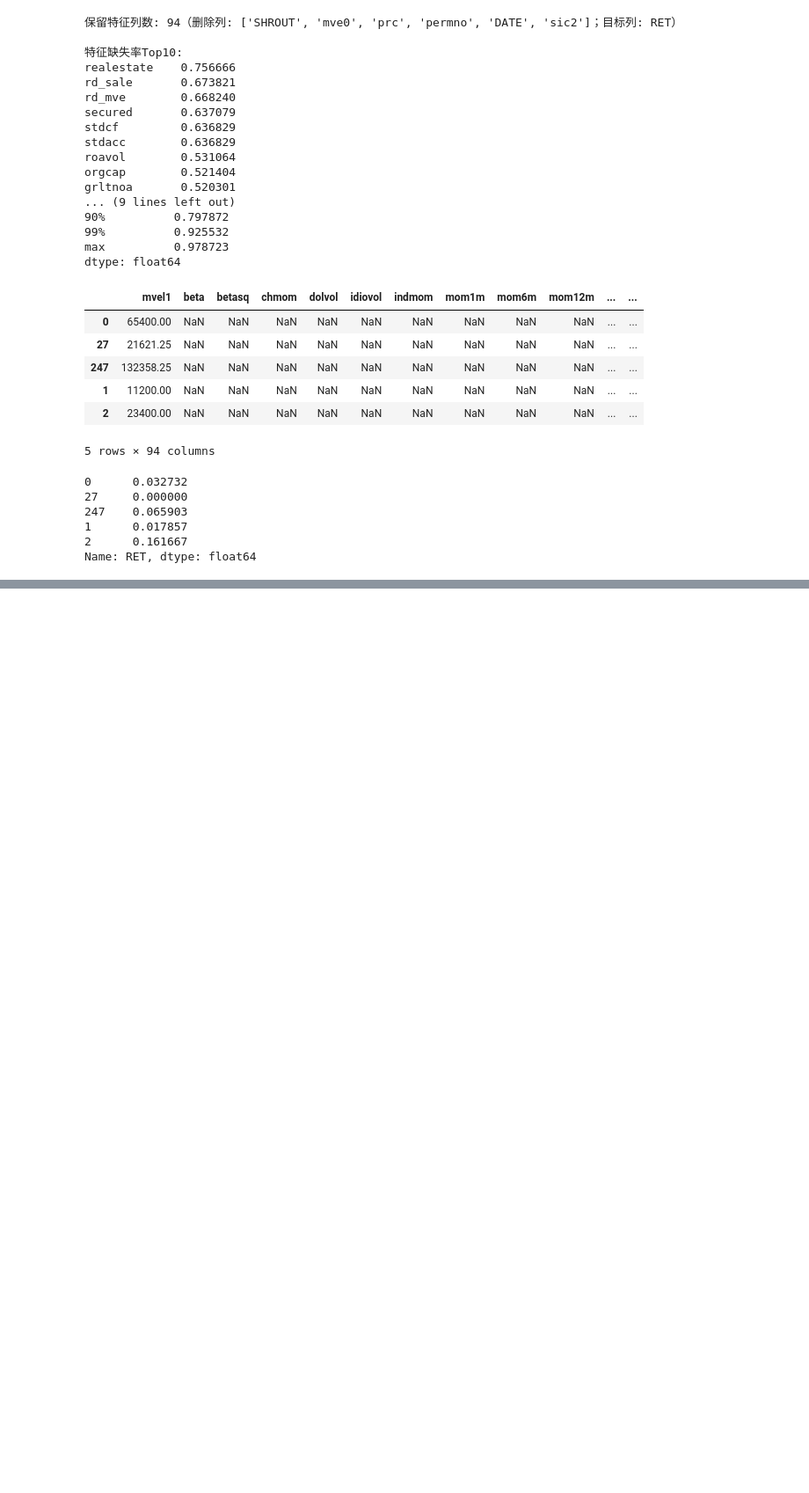
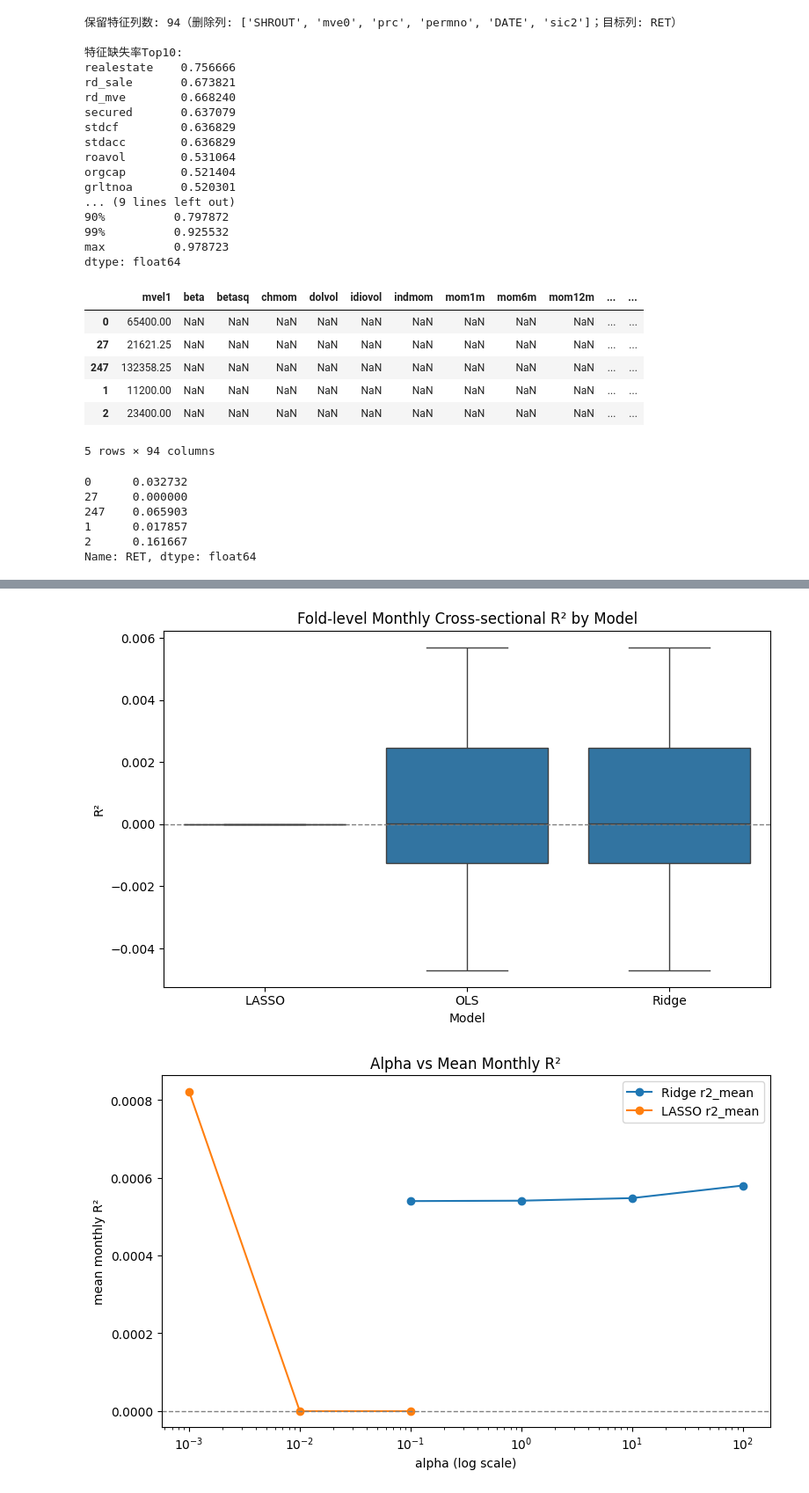
Before and after one commit to George-hardworking/machine-learning-for-finance, a Jupyter notebook: Assignment1/scripts/assignment1_kaibiao.ipynb, the cells around one changed output, grey strips where cells are left out. Shown at 88% size. Saved outputs shown, nothing was run; the diff lists cells and outputs as text; code cells hidden in the pictures; blank space fills up the shorter version.

```diff
--- a/Assignment1/scripts/assignment1_kaibiao.ipynb
+++ b/Assignment1/scripts/assignment1_kaibiao.ipynb
@@ -225,5 +298,5 @@ Name: RET, dtype: float64
 # %%
-# 保存分割索引并对收益截尾
+# 保存分割索引并对收益截尾 + 月内去均值去噪目标
 
 def winsorize_series(s, lower=0.005, upper=0.995):
     lo, hi = s.quantile([lower, upper])
@@ -233,14 +306,24 @@ def winsorize_series(s, lower=0.005, upper=0.995):
 dates_for_split = work_df.loc[X_base.index, 'DATE'] if 'DATE' in work_df.columns else None
 permno_for_id = work_df.loc[X_base.index, 'permno'] if 'permno' in work_df.columns else None
 
-# 对收益做双侧截尾，减轻极端值影响
+# 1) 对收益做双侧截尾，减轻极端值影响
 y_wins = winsorize_series(y_step2, lower=0.005, upper=0.995)
+
+# 2) 目标去噪：月内去均值（横截面去共同项）
+if dates_for_split is None:
+    raise RuntimeError("缺少 DATE，无法进行月内去均值去噪")
+months_for_target = dates_for_split.dt.to_period("M")
+y_month_mean = y_wins.groupby(months_for_target).transform("mean")
+y_target = y_wins - y_month_mean
 
 print("分割索引可用:", dates_for_split is not None)
 if permno_for_id is not None:
     print("permno 已保留，可用于ID对齐")
 print("截尾后目标示例:")
 display(y_wins.head())
+print("月内去均值后目标示例 (y_target):")
+display(y_target.head())
+print(f"y_target 全局均值: {float(y_target.mean()):.6f}")
 # %% [output]
 分割索引可用: True
 permno 已保留，可用于ID对齐
@@ -688,0 +1058,63 @@ print("已保存 prediction_full_lasso.csv")
+# %%
+# 最优模型/alpha提取 + 三张核心可视化
+import pandas as pd
+import matplotlib.pyplot as plt
+import seaborn as sns
+
+required_vars = ["results_full_df", "ridge_summary", "lasso_summary", "baseline_df"]
+missing_vars = [v for v in required_vars if v not in globals()]
+if missing_vars:
+    raise RuntimeError(f"请先确保这些对象已生成: {missing_vars}")
+
+# 1) 提取最优模型与最佳alpha（基于网格搜索的 mse_mean 最小）
+grid_all = pd.concat([ridge_summary, lasso_summary], ignore_index=True).sort_values("mse_mean")
+best_row = grid_all.iloc[0]
+best_model = str(best_row["model"])
+best_alpha = float(best_row["alpha"])
+
+print("=== 最优模型（网格搜索）===")
+print(f"best_model: {best_model}")
+print(f"best_alpha: {best_alpha}")
+print(f"mse_mean: {best_row['mse_mean']:.6f}, r2_mean: {best_row['r2_mean']:.6f}")
+
+# 2) 图一：各模型按折 R² 箱线图（全量CV）
+plt.figure(figsize=(8, 5))
+sns.boxplot(data=results_full_df, x="model", y="r2", order=sorted(results_full_df["model"].unique()))
+plt.axhline(0, color="gray", linestyle="--", linewidth=1)
+plt.title("Fold-level Monthly Cross-sectional R² by Model")
+plt.xlabel("Model")
+plt.ylabel("R²")
+plt.tight_layout()
+plt.show()
+
+# 3) 图二：alpha 对比曲线（Ridge/LASSO）
+ridge_plot = ridge_summary.copy()
+lasso_plot = lasso_summary.copy()
+
+plt.figure(figsize=(8, 5))
+plt.plot(ridge_plot["alpha"], ridge_plot["r2_mean"], marker="o", label="Ridge r2_mean")
+plt.plot(lasso_plot["alpha"], lasso_plot["r2_mean"], marker="o", label="LASSO r2_mean")
+plt.xscale("log")
+plt.axhline(0, color="gray", linestyle="--", linewidth=1)
+plt.title("Alpha vs Mean Monthly R²")
+plt.xlabel("alpha (log scale)")
+plt.ylabel("mean monthly R²")
+plt.legend()
+plt.tight_layout()
+plt.show()
+
+# 4) 图三：模型与基线对比条形图（mean R²）
+compare_df = pd.concat([results_full_df[["model", "r2"]], baseline_df[["model", "r2"]]], ignore_index=True)
+bar_df = compare_df.groupby("model", as_index=False)["r2"].mean().sort_values("r2", ascending=False)
+
+plt.figure(figsize=(9, 5))
+sns.barplot(data=bar_df, x="model", y="r2")
+plt.axhline(0, color="gray", linestyle="--", linewidth=1)
+plt.title("Model vs Baseline: Mean Monthly R²")
+plt.xlabel("Model")
+plt.ylabel("Mean monthly R²")
+plt.tight_layout()
+plt.show()
+
+display(bar_df)
+# %% [output]
@@ -688,0 +1125,2 @@ print("已保存 prediction_full_lasso.csv")
+[figure, added]
+[figure, added]
```
Also changed, not shown: parts of 23 cells of this notebook.
